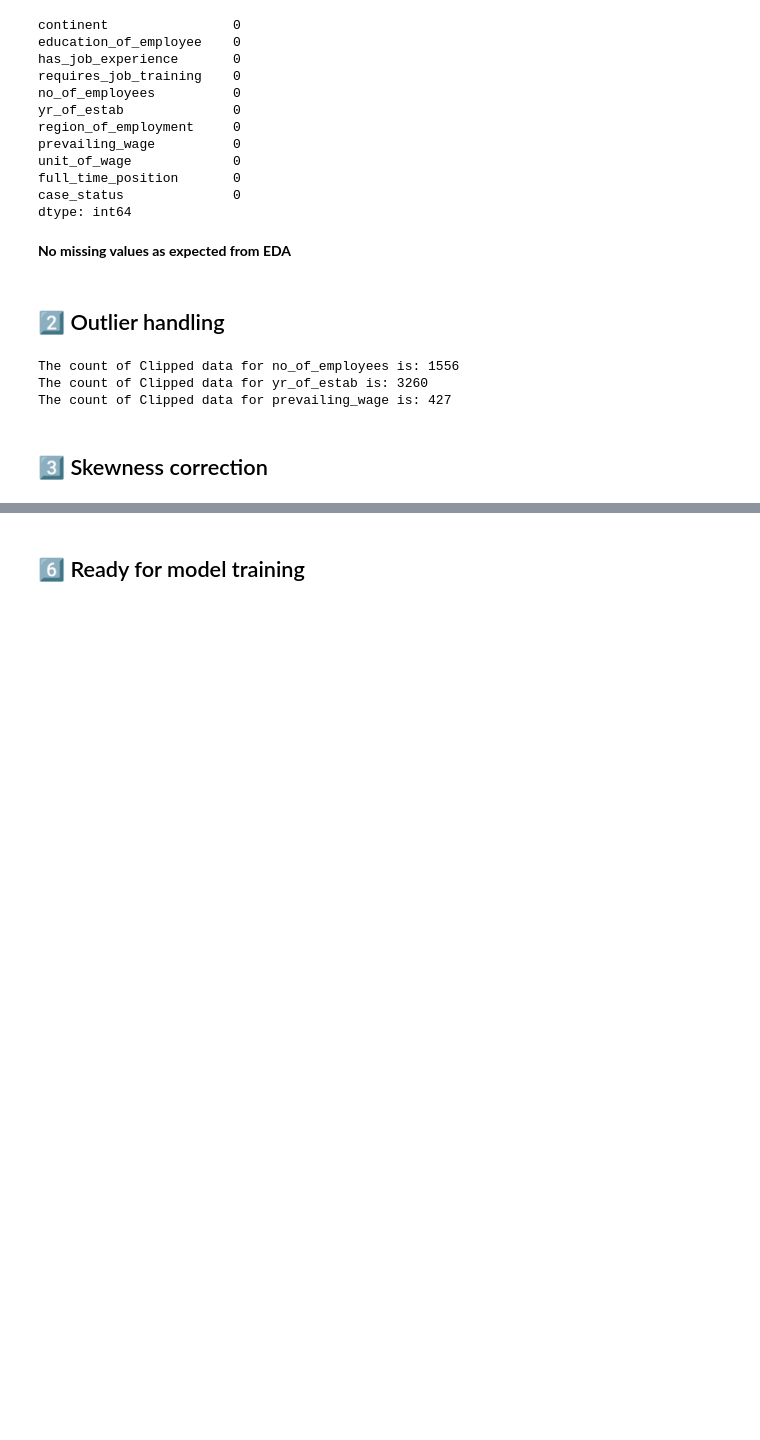
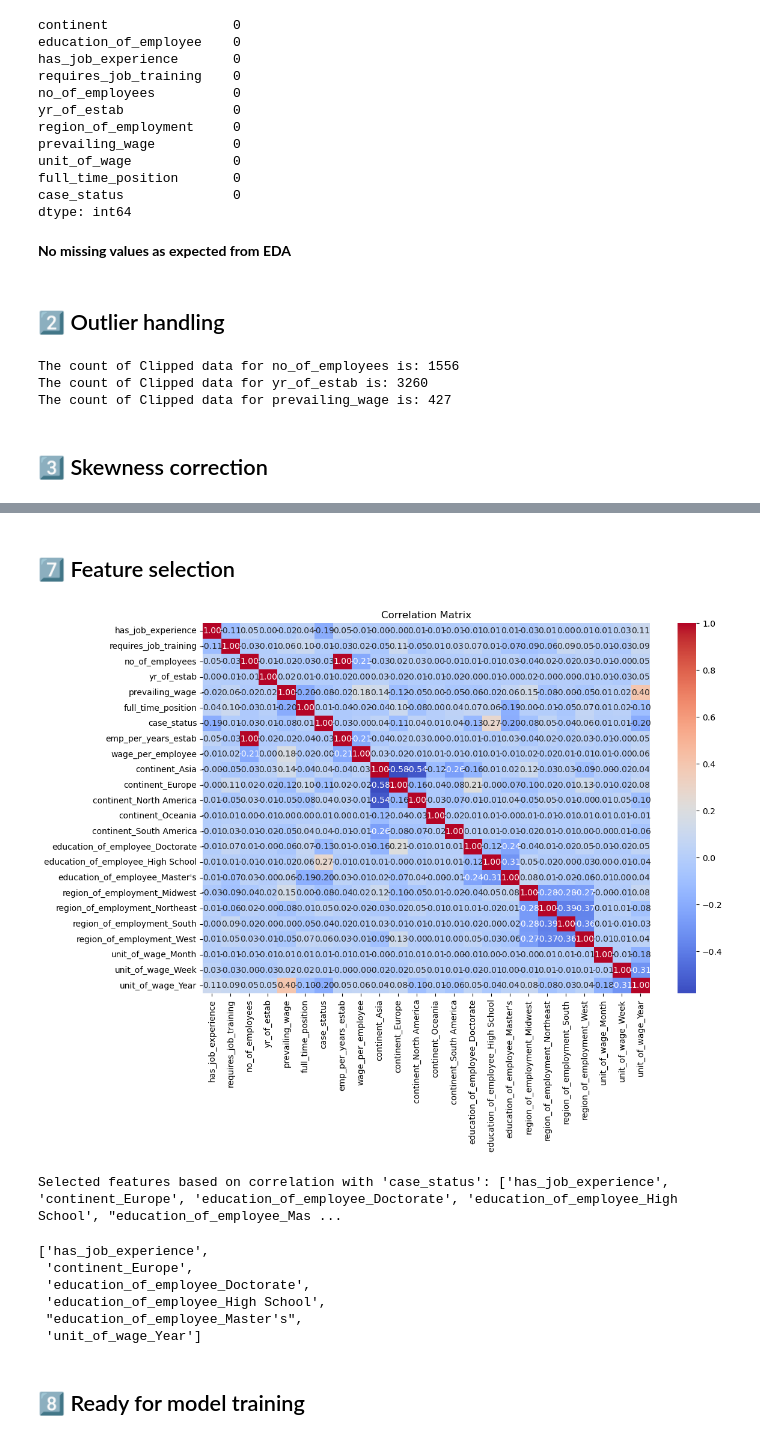
Before and after one commit to Olasquare043/Predictive-model-for-Easy-Visa-Dataset, a Jupyter notebook: preprocessing.ipynb, the cells around one changed output, grey strips where cells are left out. Drawn from its saved outputs; the diff is of its cells as text; code cells hidden in the pictures; blank space fills up the shorter version.

```diff
--- a/preprocessing.ipynb
+++ b/preprocessing.ipynb
@@ -97 +123,7 @@ def transform_feature(df, features):
+# %%
+# let do feauture engineering from our numerical data
+num_col
+# we have ['no_of_employees', 'yr_of_estab', 'prevailing_wage']
+df['emp_per_years_estab']= df['no_of_employees']/ df['yr_of_estab']
+df['wage_per_employee']= df['prevailing_wage']/ df['no_of_employees']
 # %% [markdown]
@@ -98,0 +131,4 @@ def transform_feature(df, features):
+# %%
+# let get our categorical data
+cat_col=df.select_dtypes(include='object').columns
+cat_col
@@ -98,0 +162,4 @@ def transform_feature(df, features):
+# %%
+# let encode our binary cat
+binary_cat = ['has_job_experience', 'requires_job_training', 'full_time_position', 'case_status']
+df = label_encode(df, binary_cat)
@@ -98,0 +168,5 @@ def transform_feature(df, features):
+# %%
+
+# let encode our multi-cat
+multi_cat = [f for f in cat_col if f not in binary_cat]
+df = onehot_encode(df, multi_cat)
@@ -101,2 +213,35 @@ def transform_feature(df, features):
 # %% [markdown]
-## 6️⃣ Ready for model training
+## 7️⃣ Feature selection
+# %%
+# fucntion selecting features using correlation matrix,with correlation greater than 0.1 with target variable 'case_status'
+target_variable='case_status'
+def feature_selection_corr(df, target_variable, threshold=0.1):
+    df=df.copy()
+    corr_matrix= df.corr()
+    target_corr= corr_matrix[target_variable].abs()
+    # let visualize the correlation matrix before selecting features
+    plt.figure(figsize=(12,8))
+    sns.heatmap(corr_matrix, annot=True, fmt=".2f", cmap='coolwarm')
+    plt.title("Correlation Matrix")
+    plt.show()
+
+    # select features based on threshold
+    selected_features= target_corr[target_corr> threshold].index.tolist()
+    selected_features.remove(target_variable)  # remove target variable from the list
+    print(f"Selected features based on correlation with '{target_variable}': {selected_features}")
+    return selected_features
+
+# let get our selected features
+selected_features= feature_selection_corr(df, target_variable, threshold=0.1)
+selected_features
+# %% [output]
+[figure, added]
+Selected features based on correlation with 'case_status': ['has_job_experience', 'continent_Europe', 'education_of_employee_Doctorate', 'education_of_employee_High School', "education_of_employee_Mas ...
+['has_job_experience',
+ 'continent_Europe',
+ 'education_of_employee_Doctorate',
+ 'education_of_employee_High School',
+ "education_of_employee_Master's",
+ 'unit_of_wage_Year']
+# %% [markdown]
+## 8️⃣ Ready for model training
```
Also changed, not shown: parts of 14 cells of this notebook, 7 other files.
